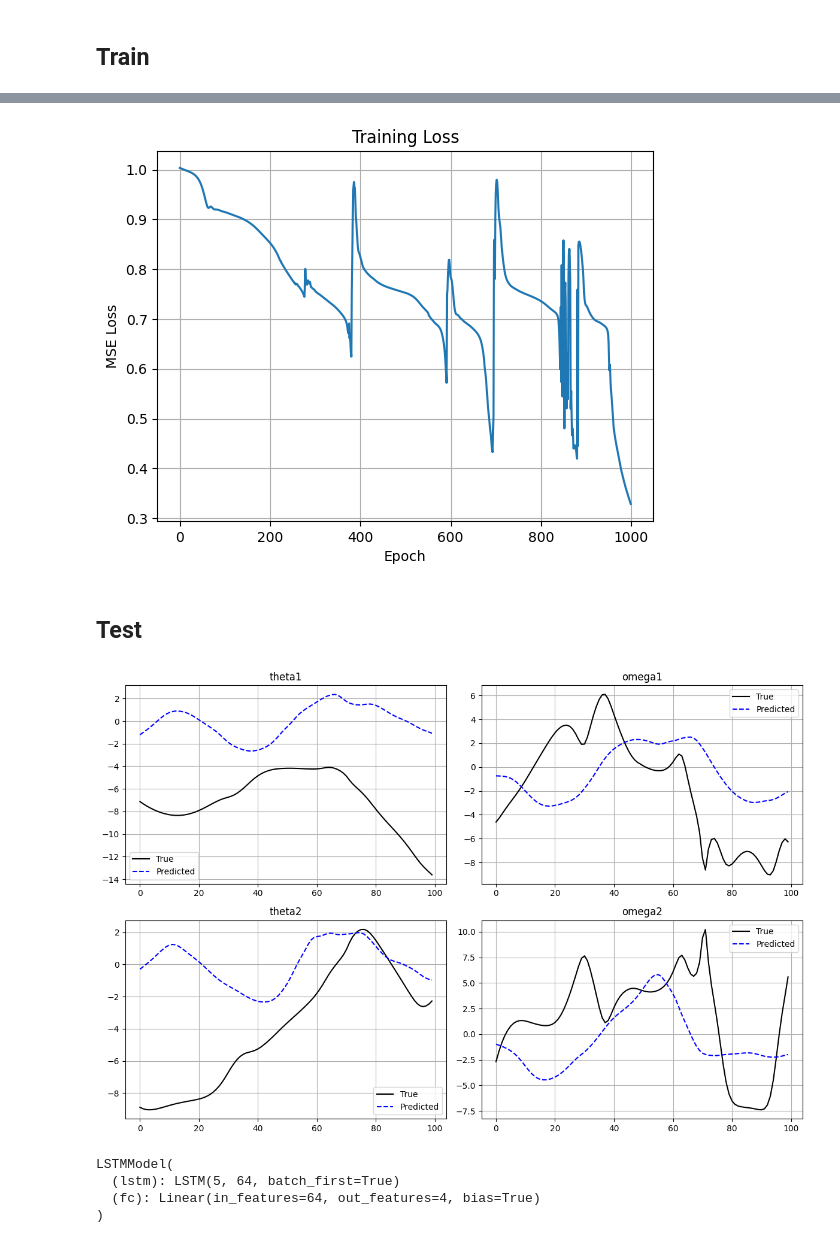
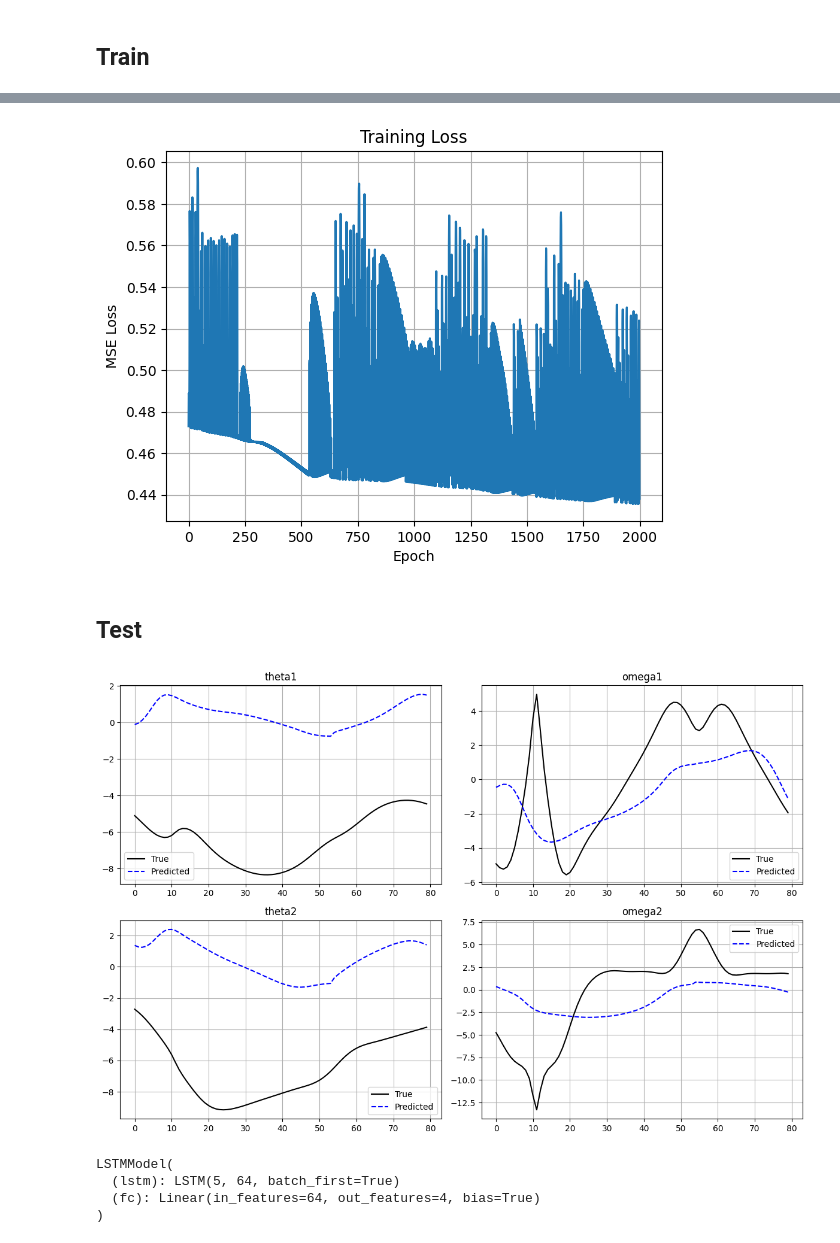
Before and after one commit to mmatinm/Deep-Learning-Projects, a Jupyter notebook: nonlinear-system-identification/identification.ipynb, the cells around one changed output, grey strips where cells are left out. Drawn from its saved outputs; the diff is of its cells as text; code cells hidden in the pictures.

```diff
--- a/nonlinear-system-identification/identification.ipynb
+++ b/nonlinear-system-identification/identification.ipynb
@@ -147,7 +147,7 @@ def double_pendulum(t, y):
 
 y0 = [np.pi / 2, 0, np.pi / 2, 0]
 t_span = (0, 20)
-t_eval = np.linspace(t_span[0], t_span[1], 500)
+t_eval = np.linspace(t_span[0], t_span[1], 400)
 
 
 sol = solve_ivp(double_pendulum, t_span, y0, t_eval=t_eval, rtol=1e-8)
@@ -749,9 +755,21 @@ Y_test_seq = Y_test_scaled.reshape(1, Y_test_scaled.shape[0], Y_test_scaled.shap
 # %%
-X_train_t = torch.tensor(X_train_seq, dtype=torch.float32)
-Y_train_t = torch.tensor(Y_train_seq, dtype=torch.float32)
+def create_sequences(X, Y, seq_len):
+    X_seqs, Y_seqs = [], []
+    for i in range(len(X) - seq_len):
+        X_seqs.append(X[i:i+seq_len])
+        Y_seqs.append(Y[i:i+seq_len])
+    return np.array(X_seqs), np.array(Y_seqs)
 
-X_test_t = torch.tensor(X_test_seq, dtype=torch.float32)
-Y_test_t = torch.tensor(Y_test_seq, dtype=torch.float32)
+SEQ_LEN = 100
+
+X_train_seq, Y_train_seq = create_sequences(X_train_scaled, Y_train_scaled, SEQ_LEN)
+X_test_seq, Y_test_seq = create_sequences(X_test_scaled, Y_test_scaled, SEQ_LEN)
+
+X_train_t = torch.tensor(X_train_seq, dtype=torch.float32)  # shape (batch, seq_len, 1)
+Y_train_t = torch.tensor(Y_train_seq, dtype=torch.float32)  # shape (batch, seq_len, 4)
+
+X_test_t = torch.tensor(X_test_seq, dtype=torch.float32)  # shape (batch, seq_len, 1)
+Y_test_t = torch.tensor(Y_test_seq, dtype=torch.float32)  # shape (batch, seq_len, 4)
 # %% [markdown]
 ## Model
 # %%
@@ -762,22 +780,24 @@ class LSTMModel(nn.Module):
                             hidden_size=hidden_size,
                             num_layers=num_layers,
                             batch_first=True)
+        self.layer_norm = nn.LayerNorm(hidden_size)
         self.fc = nn.Linear(hidden_size, output_size)
 
     def forward(self, x):
         lstm_out, _ = self.lstm(x)  # lstm_out: (batch, seq_len, hidden_size)
+        norm_out = self.layer_norm(lstm_out)
         output = self.fc(lstm_out)  # apply FC at each time step
         return output               # output: (batch, seq_len, output_size)
 
-model = LSTMModel(input_size=1, hidden_size=128, output_size=4, num_layers=3)
+model = LSTMModel(input_size=1, hidden_size=16, output_size=4, num_layers=1)
 # %% [markdown]
 ## Train
 # %%
 
 criterion = nn.MSELoss()
-optimizer = optim.Adam(model.parameters(), lr=0.0001) #, alpha=0.9)
+optimizer = optim.Adam(model.parameters(), lr=0.00005) #, alpha=0.9)
 train_losses = []
-epochs = 1000
+epochs = 2000
 
 for epoch in range(epochs):
     model.train()
@@ -786,6 +806,7 @@ for epoch in range(epochs):
     output = model(X_train_t)
     loss = criterion(output, Y_train_t)
     loss.backward()
+    torch.nn.utils.clip_grad_norm_(model.parameters(), max_norm=1.0)
     optimizer.step()
 
     train_losses.append(loss.item())
@@ -820,4 +841,4 @@ Epoch 980: Loss = 0.388581
-[figure, old version]
+[figure, new version]
 # %% [markdown]
 ## Test
 # %%
@@ -845,7 +866,7 @@ for i in range(4):
 plt.tight_layout()
 plt.show()
 # %% [output]
-[figure, old version]
+[figure, new version]
 # %%
 torch.save(model.state_dict(), '/content/drive/MyDrive/lstm_model.pth')
 # %%
```
Also changed, not shown: parts of 5 cells of this notebook.
